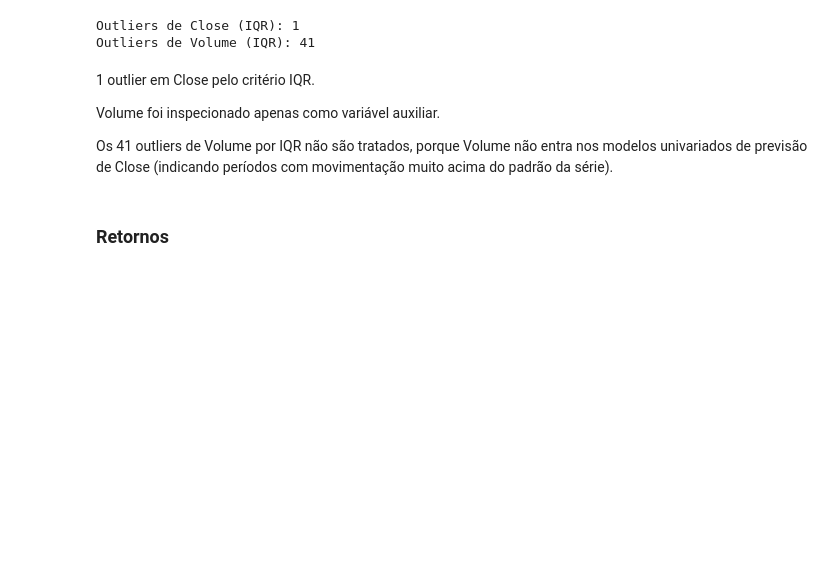
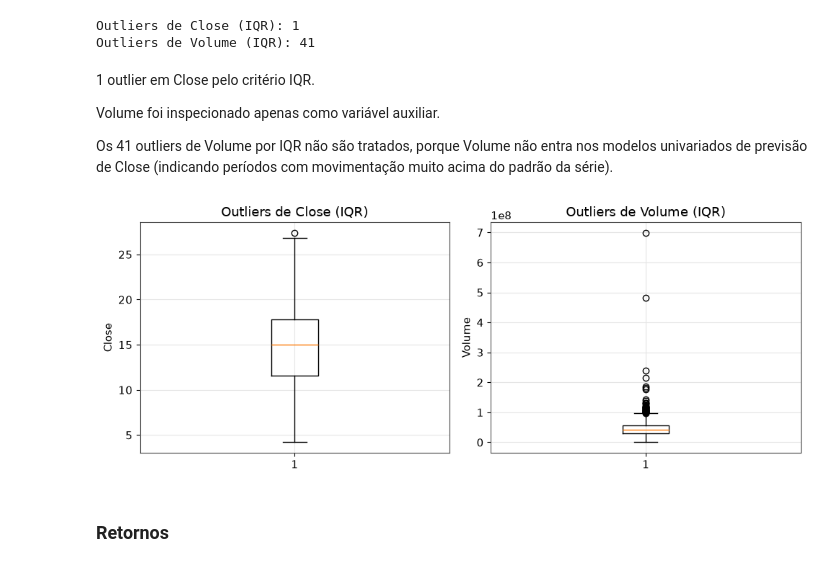
Before and after one commit to maricmello/squad-data-science, a Jupyter notebook: Case 4/notebooks/01_analise_exploratoria.ipynb, the cells around one changed output. Saved outputs shown, nothing was run; the diff lists cells and outputs as text; code cells hidden in the pictures; blank space fills up the shorter version.

```diff
--- a/Case 4/notebooks/01_analise_exploratoria.ipynb
+++ b/Case 4/notebooks/01_analise_exploratoria.ipynb
@@ -196,6 +195,23 @@ Outliers de Volume (IQR): 41
 Volume foi inspecionado apenas como variável auxiliar.
 
 Os 41 outliers de Volume por IQR não são tratados, porque Volume não entra nos modelos univariados de previsão de Close (indicando períodos com movimentação muito acima do padrão da série).
+# %%
+fig, axes = plt.subplots(1, 2, figsize=(10, 4))
+
+# Close
+axes[0].boxplot(train["Close"].dropna())
+axes[0].set_title("Outliers de Close (IQR)")
+axes[0].set_ylabel("Close")
+
+# Volume
+axes[1].boxplot(train["Volume"].dropna())
+axes[1].set_title("Outliers de Volume (IQR)")
+axes[1].set_ylabel("Volume")
+
+plt.tight_layout()
+plt.show()
+# %% [output]
+[figure, added]
 # %% [markdown]
 ### Retornos
 # %%
```
Also changed, not shown: parts of 3 cells of this notebook, 9 other files.
